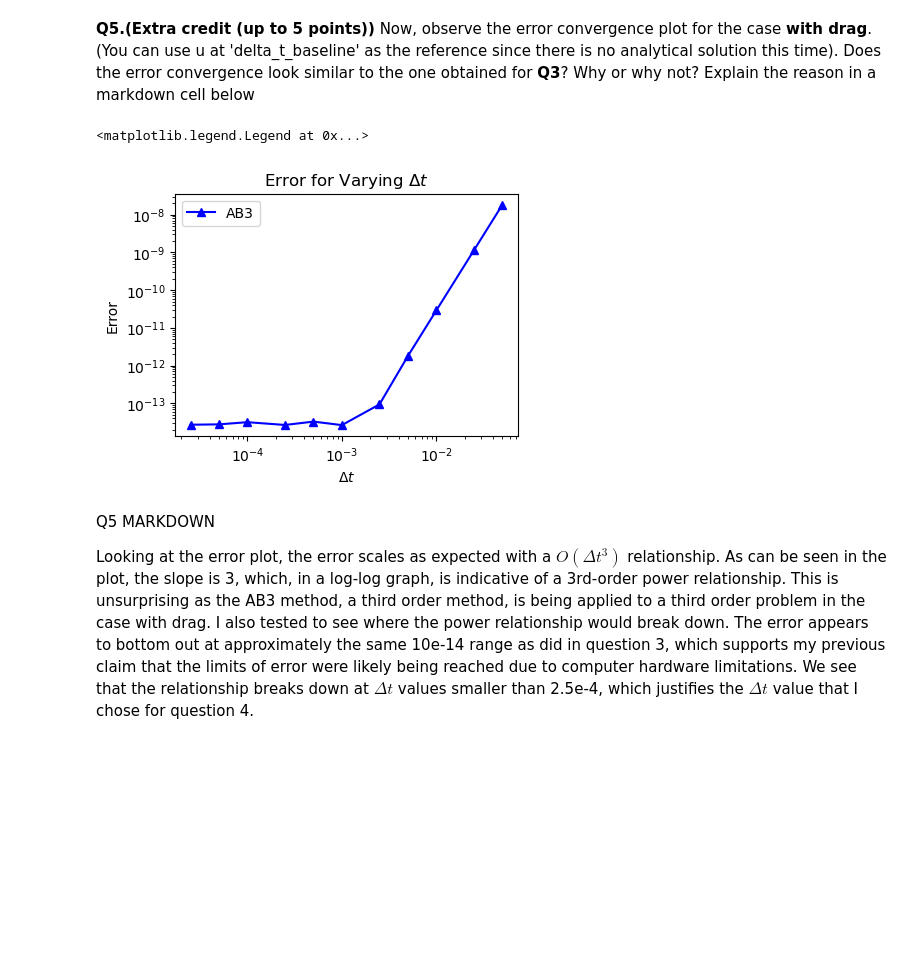
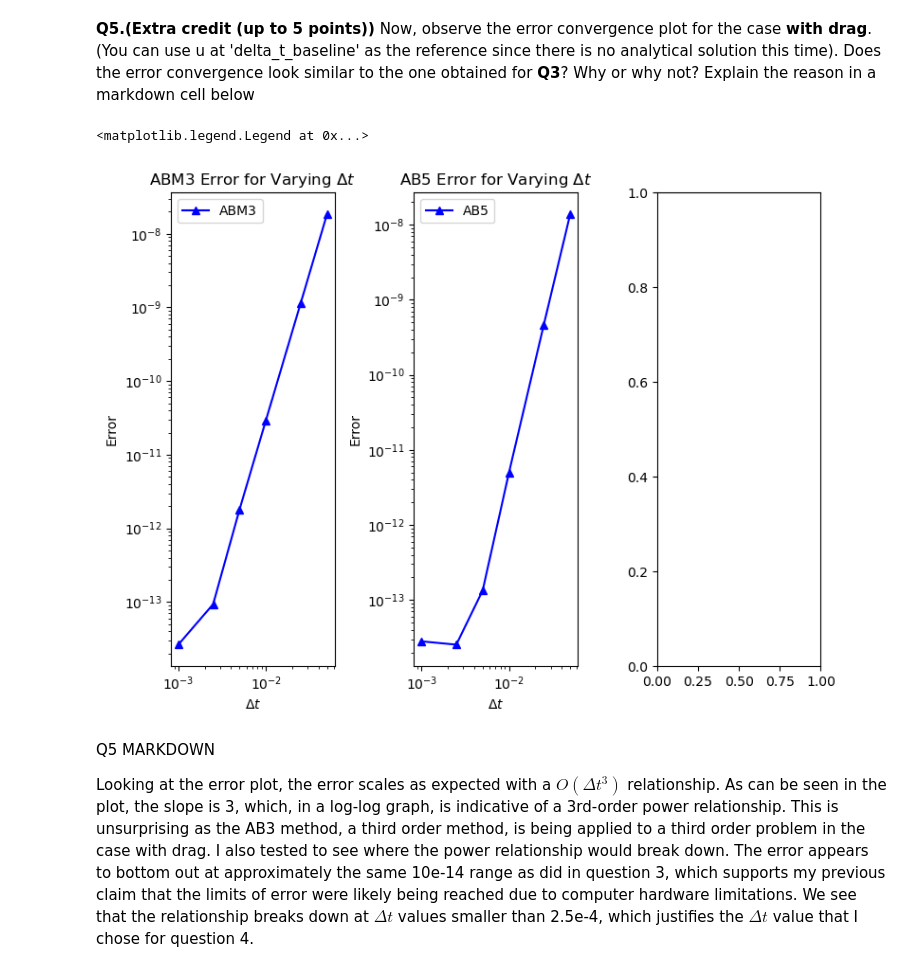
Before and after one commit to Zoinkadoinka/AE370-Project-1, a Jupyter notebook: Combined Methods Notebook.ipynb, the cells around one changed output. Cells and saved outputs as stored; diff of their text form; code cells hidden in the pictures; blank space fills up the shorter version.

```diff
--- a/Combined Methods Notebook.ipynb
+++ b/Combined Methods Notebook.ipynb
@@ -340,31 +471,56 @@ def ivp_abm3_error_drag(u_0, T, delta_t, delta_t_baseline):
 # %%
 import matplotlib.pyplot as plt
 plt.style.use('default')
 
 ##PART 1
 u_0 = [0,0,28,28]
 T = 7
 delta_t = 1e-5
 
 ## PART 2
-deltats = [5e-2, 2.5e-2, 1e-2, 5e-3, 2.5e-3, 1e-3, 5e-4,2.5e-4,1e-4,5e-5,2.5e-5]
+deltats = [5e-2, 2.5e-2, 1e-2, 5e-3, 2.5e-3, 1e-3]
 delta_t_baseline = 1e-5
+
 abm3_error_drag = []
+ab5_error_drag = []
+RK4_error_drag = []
+
 for i in deltats:
     abm3_error_drag.append(ivp_abm3_error_drag(u_0, T, i, delta_t_baseline))
+    ab5_error_drag.append(ivp_ab5_error_drag(u_0, T, i, delta_t_baseline))
+    RK4_error_drag.append(ivp_RK4_error_drag(u_0, T, i, delta_t_baseline))
 
 fig2 = plt.figure(figsize=(8, 6), tight_layout=True)
-ax1 = fig2.add_subplot(221)
+
+ax1 = fig2.add_subplot(131)
 ax1.plot(deltats,abm3_error_drag,"b^-",label='ABM3')
-ax1.set_title('Error for Varying $\Delta{t}$')
+ax1.set_title('ABM3 Error for Varying $\Delta{t}$')
 ax1.set_xlabel('$\Delta{t}$')
 ax1.set_ylabel('Error')
 ax1.set_xscale('log')
 ax1.set_yscale('log')
 ax1.legend()
+
+ax2 = fig2.add_subplot(132)
+ax2.plot(deltats,ab5_error_drag,"b^-",label='AB5')
+ax2.set_title('AB5 Error for Varying $\Delta{t}$')
+ax2.set_xlabel('$\Delta{t}$')
+ax2.set_ylabel('Error')
+ax2.set_xscale('log')
+ax2.set_yscale('log')
+ax2.legend()
+
+ax2 = fig2.add_subplot(133)
+ax3.plot(deltats,RK4_error_drag,"b^-",label='RK4')
+ax3.set_title('RK4 Error for Varying $\Delta{t}$')
+ax3.set_xlabel('$\Delta{t}$')
+ax3.set_ylabel('Error')
+ax3.set_xscale('log')
+ax3.set_yscale('log')
+ax3.legend()
 # %% [output]
 <matplotlib.legend.Legend at 0x...>
-[figure, old version]
+[figure, new version]
 # %% [markdown]
 Q5 MARKDOWN
 
```
Also changed, not shown: parts of 7 cells of this notebook, 1 other file.
